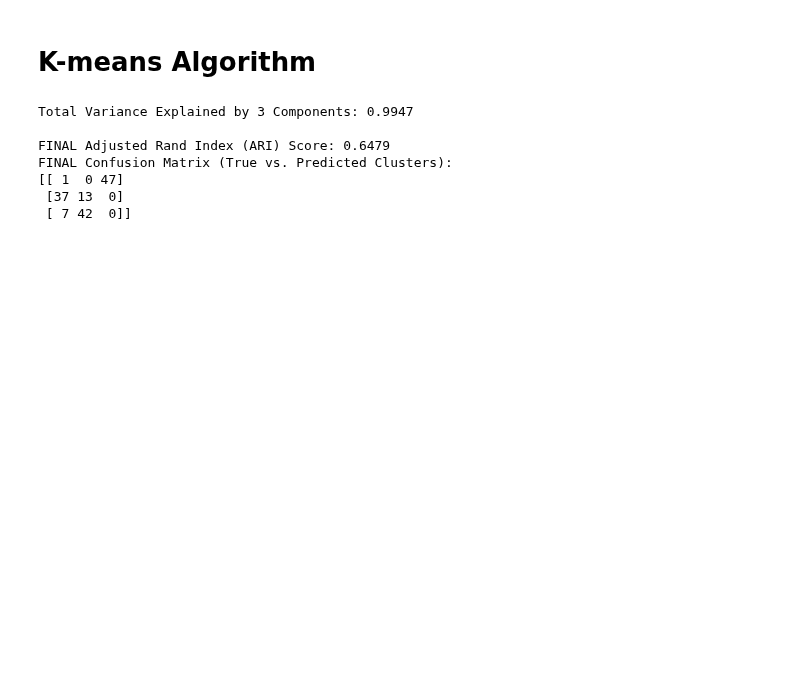
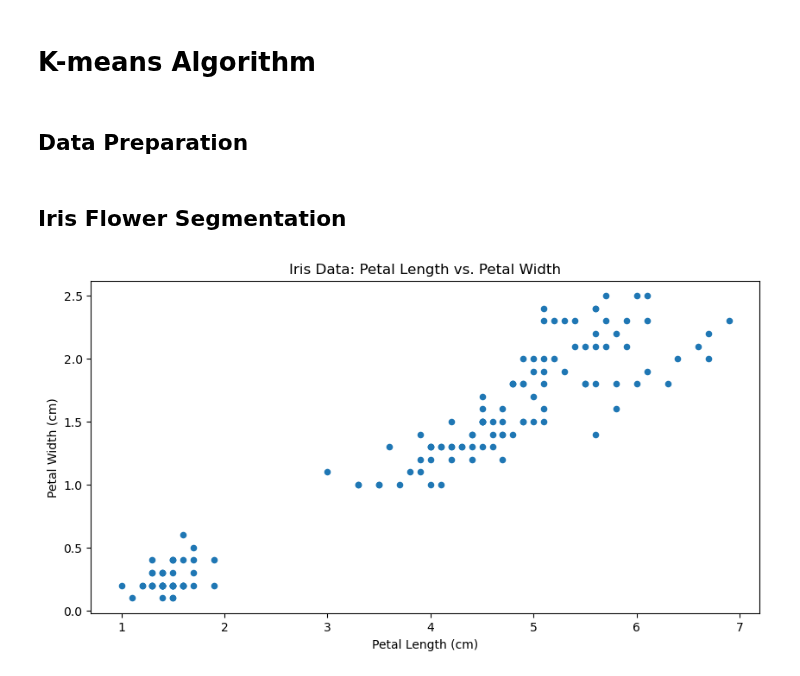
Before and after one commit to pakkapol-s/Data-Analysis-Projects, a Jupyter notebook: K-means/K-means_pca.ipynb, the cells around one changed output. Cells and saved outputs as stored; diff of their text form; code cells hidden in the pictures; blank space fills up the shorter version.

```diff
--- a/K-means/K-means_pca.ipynb
+++ b/K-means/K-means_pca.ipynb
@@ -109,58 +109,4 @@ df_iris.sample(5)
 # %% [markdown]
 # K-means Algorithm
-# %%
-# Assuming df_iris is correctly loaded and cleaned (147 rows)
-# ===================================================================
-# DATA PREPARATION: Standardize and PCA
-# ===================================================================
-
-# 1. Select only the numerical features for clustering
-X = df_iris[['sepal_length', 'sepal_width', 'petal_length', 'petal_width']]
-
-# 2. Standardize the data (Correctly using StandardScaler)
-scaler = StandardScaler()
-X_scaled = scaler.fit_transform(X)
-
-# 3. Initialize PCA to keep 3 principal components
-pca = PCA(n_components=3)
-X_pca = pca.fit_transform(X_scaled) # X_pca is the final feature set
-
-explained_variance = pca.explained_variance_ratio_.sum()
-print(f"Total Variance Explained by 3 Components: {explained_variance:.4f}") # Should be 0.9935
-
-# ===================================================================
-# K-MEANS CLUSTERING (Using the best data: X_pca)
-# ===================================================================
-
-# Initialize and Fit the model to the PCA-transformed data
-kmeans_pca = KMeans(n_clusters=3, random_state=42, n_init='auto')
-kmeans_pca.fit(X_pca)
-
-# Get the cluster labels
-df_iris['Cluster_PCA'] = kmeans_pca.labels_
-
-# ===================================================================
-# MODEL EVALUATION (Using the Cluster_PCA column)
-# ===================================================================
-
-# True labels
-species_mapping = {'Iris-setosa': 0, 'Iris-versicolor': 1, 'Iris-virginica': 2}
-y_true = df_iris['species'].map(species_mapping)
-
-# Predicted labels
-y_pred_pca = df_iris['Cluster_PCA']
-
-# Calculate the Adjusted Rand Index
-ari_score_pca = adjusted_rand_score(y_true, y_pred_pca)
-
-print(f"\nFINAL Adjusted Rand Index (ARI) Score: {ari_score_pca:.4f}")
-print("FINAL Confusion Matrix (True vs. Predicted Clusters):")
-print(confusion_matrix(y_true, y_pred_pca))
-# %% [output]
-Total Variance Explained by 3 Components: 0.9947
-
-FINAL Adjusted Rand Index (ARI) Score: 0.6479
-FINAL Confusion Matrix (True vs. Predicted Clusters):
-[[ 1  0 47]
- [37 13  0]
- [ 7 42  0]]
+# %% [markdown]
+## Data Preparation
@@ -166,0 +120,13 @@ FINAL Confusion Matrix (True vs. Predicted Clusters):
+# %% [markdown]
+## Iris Flower Segmentation
+# %%
+df_iris.plot(kind='scatter',
+             x='petal_length',
+             y='petal_width',
+             figsize=(10,5))
+plt.title('Iris Data: Petal Length vs. Petal Width')
+plt.xlabel('Petal Length (cm)')
+plt.ylabel('Petal Width (cm)')
+plt.show()
+# %% [output]
+[figure, added]
```
Also changed, not shown: parts of 15 cells of this notebook.
